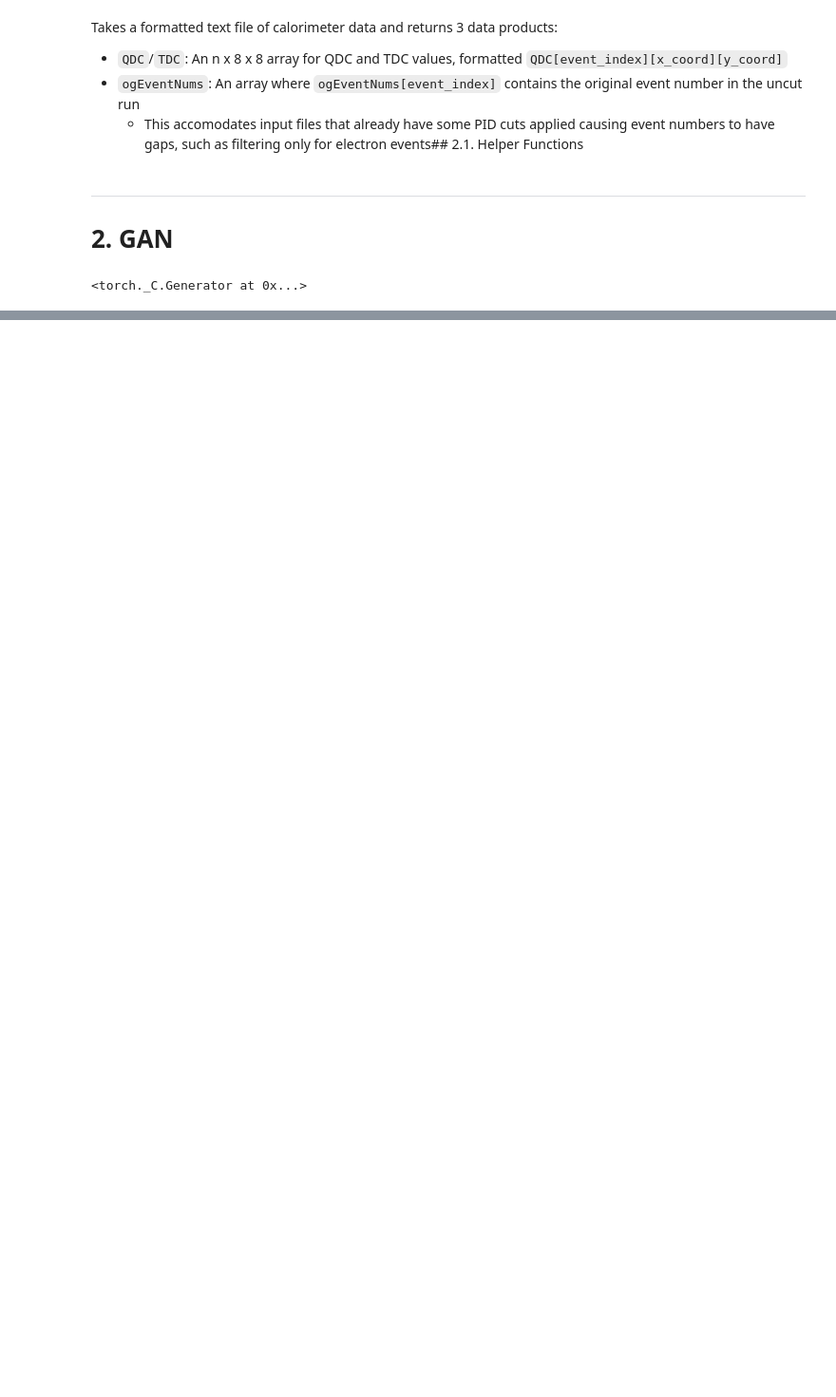
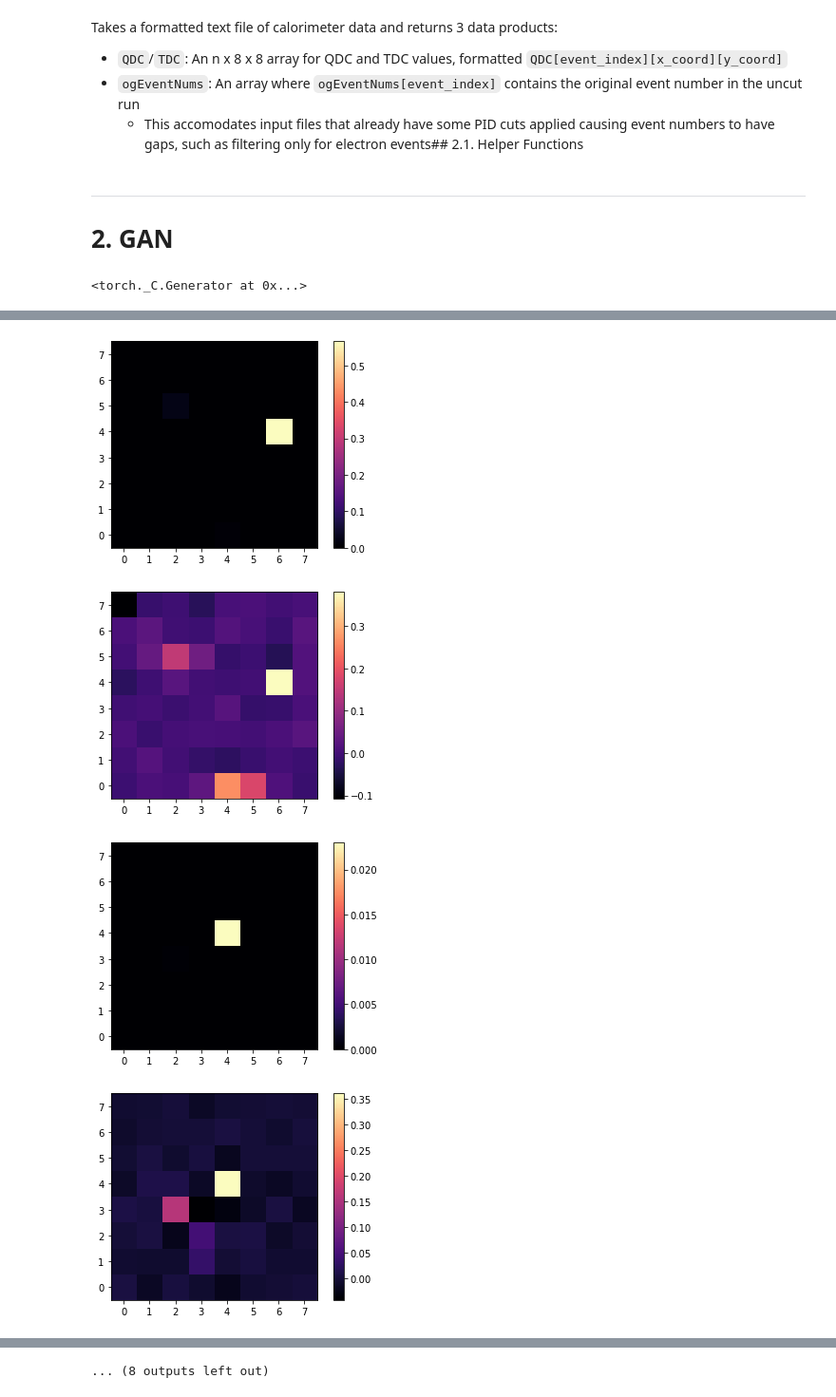
Before and after one commit to Humboldt-Penguin/HapPyCal, a Jupyter notebook: code/03_caloGAN/caloGAN.ipynb, the cells around one changed output, grey strips where cells are left out. Shown at 95% size. Saved outputs shown, nothing was run; the diff lists cells and outputs as text; code cells hidden in the pictures; blank space fills up the shorter version.

```diff
--- a/code/03_caloGAN/caloGAN.ipynb
+++ b/code/03_caloGAN/caloGAN.ipynb
@@ -185,0 +193,3 @@ torch.manual_seed(42)
+# %%
+for i in range(torch.cuda.device_count()):
+    print(torch.cuda.get_device_name(i))
@@ -281,0 +313,3 @@ plt.imshow(test[3, 1].detach().numpy())
+# %%
+discriminator = to_device(discriminator, device)
+generator = to_device(generator, device)
@@ -281,0 +429,22 @@ plt.imshow(test[3, 1].detach().numpy())
+# %%
+xb = torch.randn(batch_size, latent_size, 1, 1, device=device)
+test = generator(xb)
+for i in range(10):
+    fig, ax = plt.subplots()
+    plt.imshow(np.power(test[i, 0].detach().cpu().T,10), cmap=colormap);
+    ax.invert_yaxis()
+    ax.set_xticks(np.arange(0,8))
+    plt.colorbar()
+    plt.show()
+
+    afig, aax = plt.subplots()
+    plt.imshow(np.power(test[i, 1].detach().cpu().T,1), cmap=colormap);
+    aax.invert_yaxis()
+    aax.set_xticks(np.arange(0,8))
+    plt.colorbar()
+    plt.show()
+# %% [output]
+[figure, added]
+[figure, added]
+[figure, added]
+[figure, added]
@@ -281,0 +459 @@ plt.imshow(test[3, 1].detach().numpy())
+... (8 outputs left out)
```
Also changed, not shown: parts of 24 cells of this notebook.
